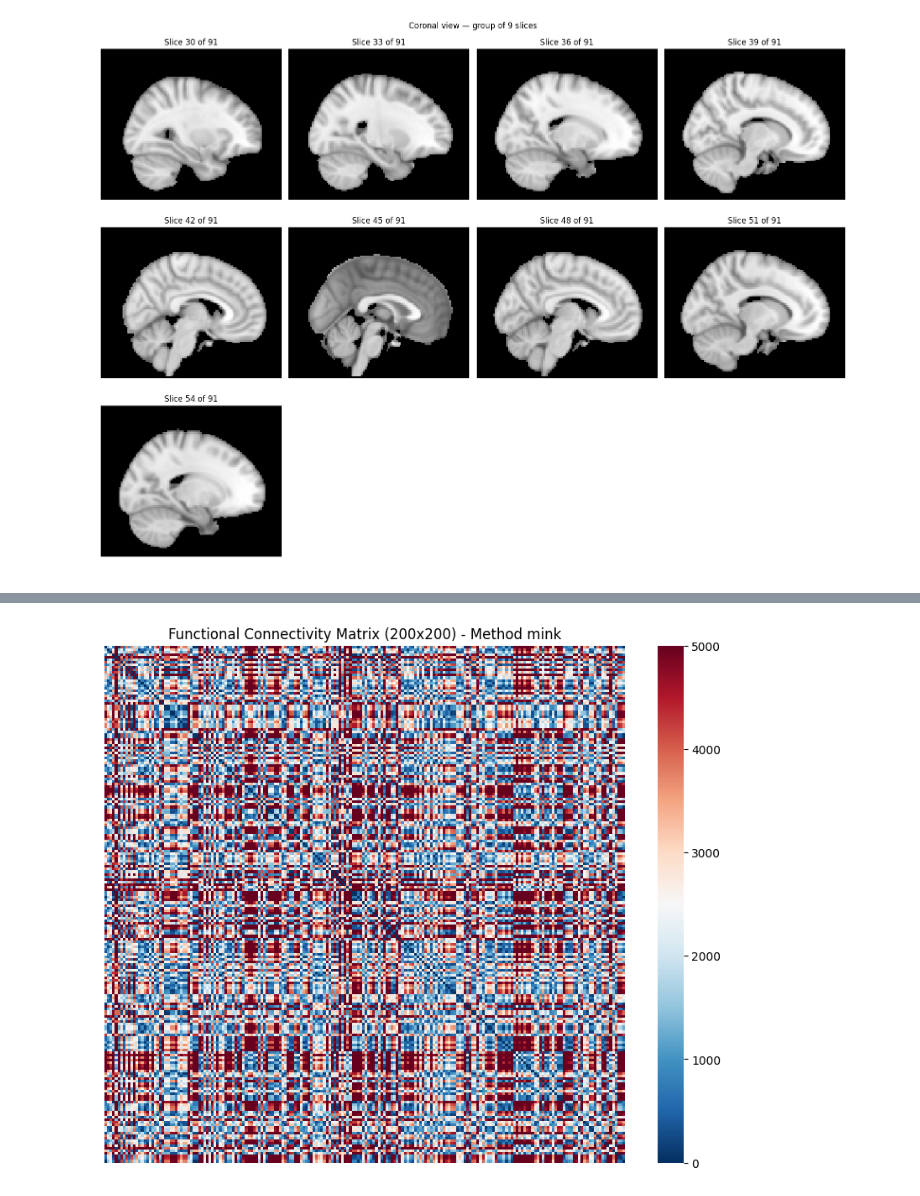
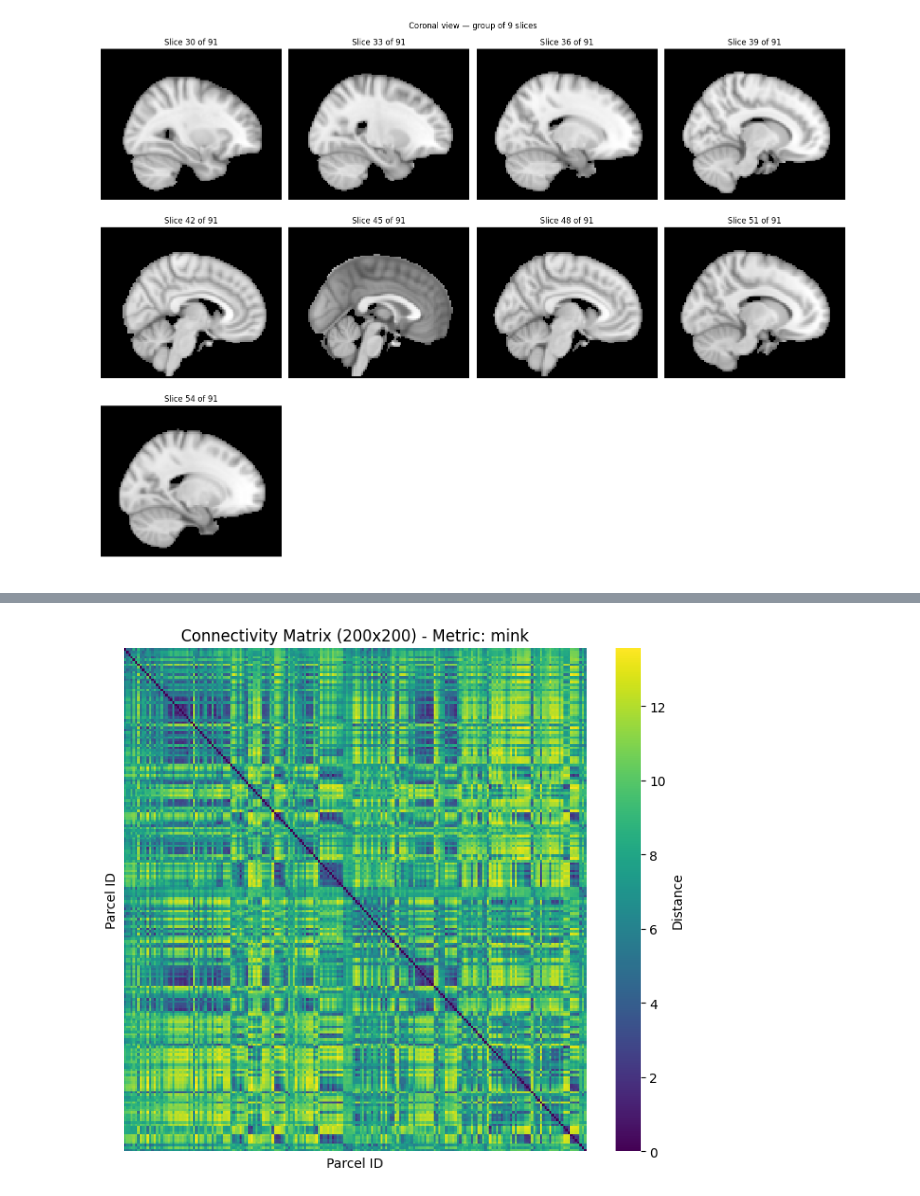
Before and after one commit to tommydelu/MRI-analysis-pipeline, a Jupyter notebook: 3_fmri_feature_extraction.ipynb, the cells around one changed output, grey strips where cells are left out. Cells and saved outputs as stored; diff of their text form; code cells hidden in the pictures.

Commit message:
added plot for similarity matrices and designed functions for the part 3 + better plots

```diff
--- a/3_fmri_feature_extraction.ipynb
+++ b/3_fmri_feature_extraction.ipynb
@@ -11,7 +12,13 @@ from utils.display import load_and_display, display_group_of_slices
 # System Paths
 from config import *
 # %%
-norm_fmri_img, _ , norm_fmri_data, _ = load_and_display(FMRI_NORM_PATH, "FMRI NORMALIZED", print_info=False)
-altas_img, _, atlas_data, _          = load_and_display(ATLAS_PATH, "ATLAS", print_info=True)
-mni_img, _, mni_data, _              = load_and_display(MNI_PATH, "MNI", print_info=False)
+out_dir = Path("data/part2")
+out_4d_mni     = out_dir / "fmri_in_MNI_4D.nii.gz"
+
+norm_fmri_dict = loadAndDisplay(str(out_4d_mni), "FMRI NORMALIZED", print_summary=True)
+atlas_dict     = loadAndDisplay(ATLAS_PATH, "ATLAS", print_summary=True)
+mni_dict       = loadAndDisplay(MNI_PATH, "MNI", print_summary=False)
+
+regions_csv = pd.read_csv(REGIONS_CSV_PATH)
+df = pd.DataFrame(regions_csv)
 # %% [output]
@@ -48,7 +60,0 @@ correzione: maschera è meglio calcolarla prima così non calocolo la stessa mas
-# %%
-masks = np.zeros([200, atlas_data.shape[0],atlas_data.shape[1],atlas_data.shape[2]])
-print(masks.shape)
-
-for label_idx in range(1,201):
-    mask_i = (atlas_data == label_idx)
-    masks[label_idx-1,:,:,:] = mask_i # label 1 va nell'idx 0, label 2 nell'idx 1... e così via
@@ -74,46 +87,14 @@ print(time_series.shape)
 # %%
-from scipy.stats import spearmanr
-from sklearn.metrics.pairwise import euclidean_distances
-from scipy.spatial.distance import cdist
+# This is necessary because some similarity measures are computed from the magnitude of the signals. It's like computing a MSE that
+# depends on the magnitude, the normalization collapse everything in a defined interval of [-1,1]
+time_series_z = zscore(time_series, axis=0)
 
+# These are the methods that I want to try
+# This is the link at the source I used to find other methods https://pmc.ncbi.nlm.nih.gov/articles/PMC7671987/
+methods = ['corr', 'spearman', 'euclidean', 'cheby', 'mink']
+matrices = {m: computeSimilarityMatrix(time_series, similarity_measure=m, plot=False) for m in methods}
 
-def computeAndPlotSimilarity(time_series, distance_measure = 'corr'):
-
-    if distance_measure == 'corr':
-        df = pd.DataFrame(time_series, columns=[f"ROI_{i}" for i in range(200)])
-        mat = df.corr()
-
-    if distance_measure == 'spearman':
-        res = spearmanr(time_series)
-        mat = res.statistic
-
-    # Euclidean Distance
-    if distance_measure == 'euclidean':
-        mat = euclidean_distances(time_series.T,time_series.T)
-
-    if distance_measure == 'cheby':
-        mat = cdist(time_series.T, time_series.T, metric='chebyshev')
-
-    if distance_measure == 'mink':
-        mat = cdist(time_series.T, time_series.T, metric='minkowski')
-
-    # if distance_measure == 'spearman':
-    #     res = spearmanr(time_series)
-    #     mat = res.statistic
-
-    plt.figure(figsize=(10, 8))
-    sns.heatmap(
-        mat,
-        cmap="RdBu_r",
-        vmin=0,
-        vmax=5000,
-        annot=False,  # Mai annot=True con 200 ROI
-        xticklabels=False,  # Evita scritte sovrapposte illeggibili
-        yticklabels=False,
-    )
-    plt.title(f"Functional Connectivity Matrix (200x200) - Method {distance_measure}")
-    plt.show()
-
-computeAndPlotSimilarity(time_series, distance_measure='mink')
+# Let's plot an example
+mat_mink = computeSimilarityMatrix(time_series, similarity_measure='mink', plot=True)
 # %% [output]
-[figure, old version]
+[figure, new version]
```
Also changed, not shown: parts of 19 cells of this notebook.
